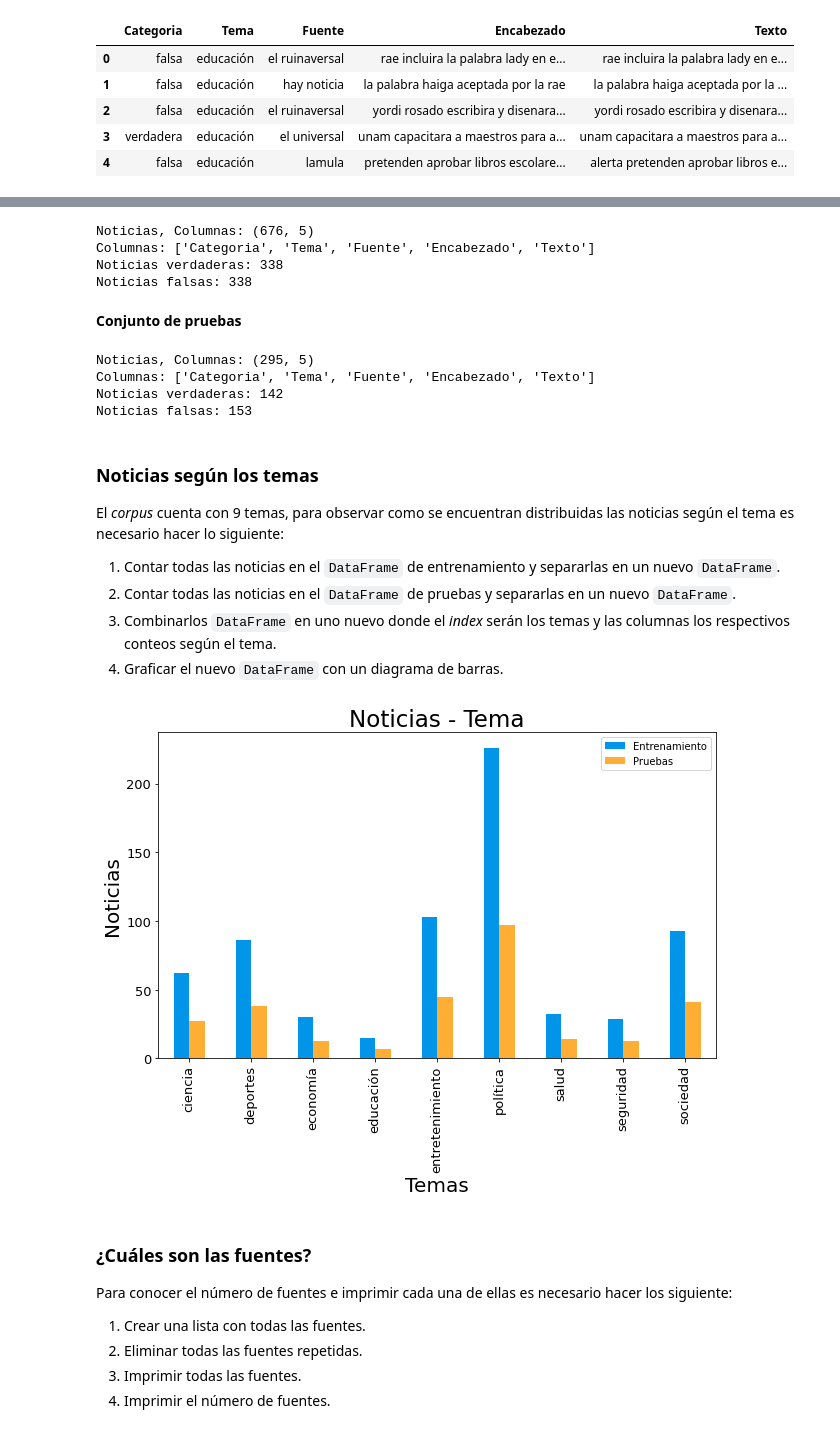
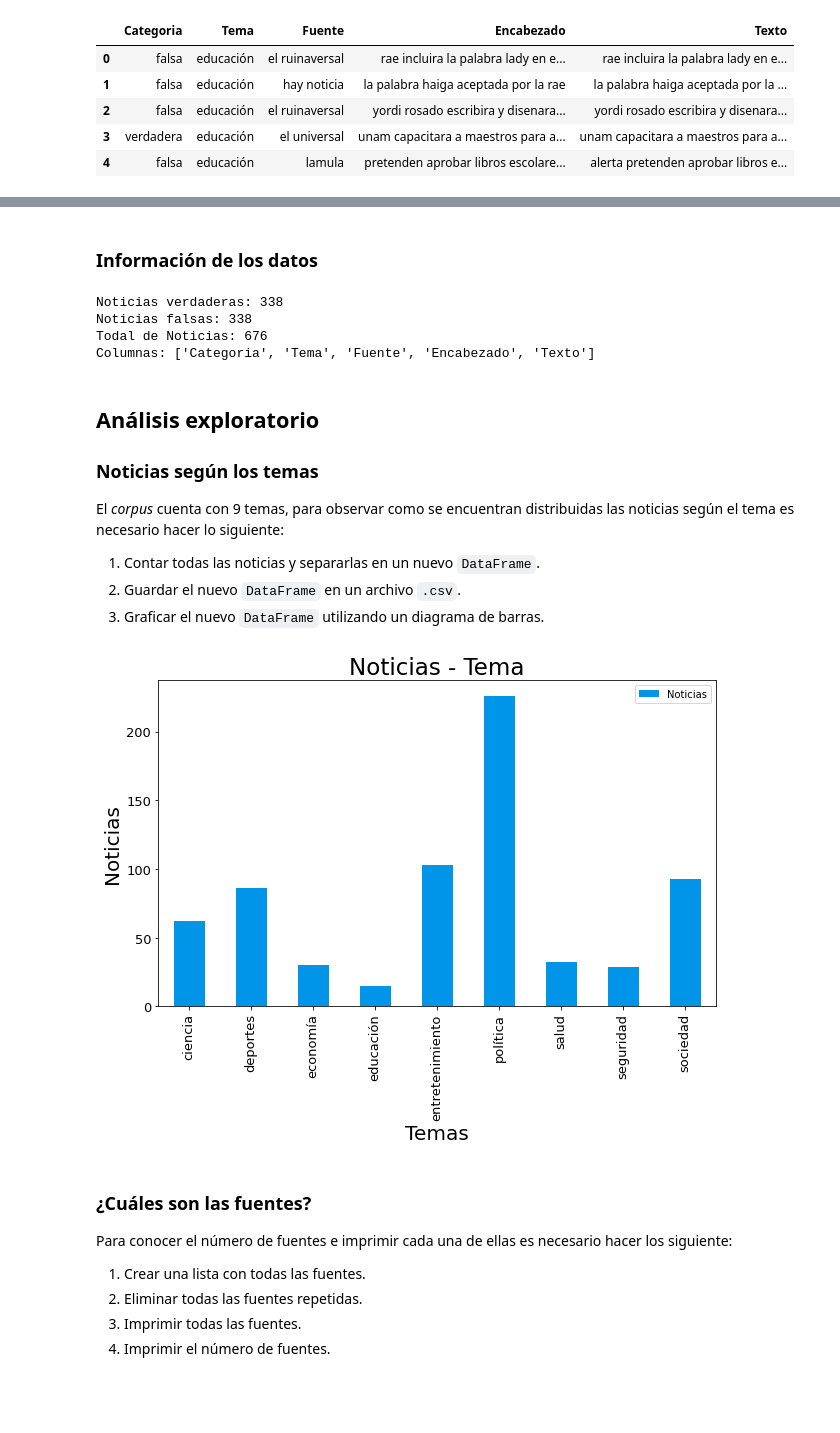
Before and after one commit to JoseLuis-AL/MachineLearning-Deteccion-de-Noticias-Falsas, a Jupyter notebook: Proyecto/3-Analisis-Exploratorio.ipynb, the cells around one changed output, grey strips where cells are left out. Drawn from its saved outputs; the diff is of its cells as text; code cells hidden in the pictures; blank space fills up the shorter version.

```diff
--- a/Proyecto/3-Analisis-Exploratorio.ipynb
+++ b/Proyecto/3-Analisis-Exploratorio.ipynb
@@ -64,5 +55,5 @@ Con el fin de analizar mejor los datos, se unirán los dos conjuntos de datos en
 # %%
-df_datos = pd.concat([df_entrenamiento, df_pruebas])
+df_datos = pd.read_csv('Datos/datos.csv')
 df_datos.head()
 # %% [output]
 |  | Categoria | Tema | Fuente | Encabezado | Texto |
@@ -76,63 +65,46 @@ df_datos.head()
+# %% [markdown]
+### Información de los datos
 # %%
-print(f'Noticias, Columnas: {df_entrenamiento.shape}')
-print(f'Columnas: {list(df_entrenamiento.columns)}')
-print('Noticias verdaderas: {}'.format(df_entrenamiento.groupby('Categoria').size()[0]))
-print('Noticias falsas: {}'    .format(df_entrenamiento.groupby('Categoria').size()[1]))
+print('Noticias verdaderas: {}'.format(df_datos.groupby('Categoria').size()[0]))
+print('Noticias falsas: {}'    .format(df_datos.groupby('Categoria').size()[1]))
+print(f'Todal de Noticias: {df_datos.shape[0]}')
+print(f'Columnas: {list(df_datos.columns)}')
 # %% [output]
-Noticias, Columnas: (676, 5)
-Columnas: ['Categoria', 'Tema', 'Fuente', 'Encabezado', 'Texto']
 Noticias verdaderas: 338
 Noticias falsas: 338
+Todal de Noticias: 676
+Columnas: ['Categoria', 'Tema', 'Fuente', 'Encabezado', 'Texto']
-# %% [markdown]
-**Conjunto de pruebas**
-# %%
-print(f'Noticias, Columnas: {df_pruebas.shape}')
-print(f'Columnas: {list(df_pruebas.columns)}')
-print('Noticias verdaderas: {}'.format(df_pruebas.groupby('Categoria').size()[0]))
-print('Noticias falsas: {}'    .format(df_pruebas.groupby('Categoria').size()[1]))
-# %% [output]
-Noticias, Columnas: (295, 5)
-Columnas: ['Categoria', 'Tema', 'Fuente', 'Encabezado', 'Texto']
-Noticias verdaderas: 142
-Noticias falsas: 153
 # %% [markdown]
+## Análisis exploratorio
+
 ### Noticias según los temas
 
 El *corpus* cuenta con 9 temas, para observar como se encuentran distribuidas las noticias según el tema es necesario hacer lo siguiente:
 
-1. Contar todas las noticias en el `DataFrame` de entrenamiento y separarlas en un nuevo `DataFrame`.
-2. Contar todas las noticias en el `DataFrame` de pruebas y separarlas en un nuevo `DataFrame`.
-3. Combinarlos `DataFrame` en uno nuevo donde el *index* serán los temas y las columnas los respectivos conteos según el tema.
-4. Graficar el nuevo `DataFrame` con un diagrama de barras.
+1. Contar todas las noticias y separarlas en un nuevo `DataFrame`.
+2. Guardar el nuevo `DataFrame` en un archivo `.csv`.
+3. Graficar el nuevo `DataFrame` utilizando un diagrama de barras.
 # %%
-# 1. Contar y separar las noticias de entrenamiento según el tema en un nuevo DataFrame.
-df_temas_entrenamiento = pd.DataFrame.from_dict(
-    dict(df_entrenamiento.groupby('Tema').size()),
+# Paso 1.
+df_datos_temas = pd.DataFrame.from_dict(
+    dict(df_datos.groupby('Tema').size()),
     orient='index',
-    columns=['Entrenamiento'])
+    columns=['Noticias'])
 
-# 2. Contar y separar las noticias de pruebas según el tema en un nuevo DataFrame.
-df_temas_pruebas = pd.DataFrame.from_dict(
-    dict(df_pruebas.groupby('Tema').size()),
-    orient='index',
-    columns=['Pruebas'])
+# Paso 2.
+df_datos_temas.to_csv('Tablas-CSV/Datos-Tabla-Noticias-Temas.csv')
 
-# 3. Obtener un `DataFrame` con el número de noticias según los temas.
-df_temas = pd.concat([df_temas_entrenamiento, df_temas_pruebas], axis=1)
-df_temas.to_csv('Tablas-CSV/Tabla-Noticias-Temas.csv')
+# Paso 3.
+color = '#0095e9'
 
-# 4. Gráfica de la distribución de las noticias según el tema.
-color_entrenamiento = '#0095e9'
-color_pruebas = '#feae34'
-
-temas_plot = df_temas.plot(kind='bar', figsize=(10, 6), fontsize=13, color=[color_entrenamiento, color_pruebas])
+temas_plot = df_datos_temas.plot(kind='bar', figsize=(10, 6), fontsize=13, color=[color])
 temas_plot.set_title('Noticias - Tema', fontsize=23)
 temas_plot.set_xlabel('Temas', fontsize=20)
 temas_plot.set_ylabel('Noticias', fontsize=20)
 
-temas_plot.figure.savefig('Plots/Figura-Noticias-Temas.png')
+temas_plot.figure.savefig('Plots/Figura-Datos-Noticias-Temas.png')
 # %% [output]
-[figure, old version]
+[figure, new version]
 # %% [markdown]
 ### ¿Cuáles son las fuentes?
 
```
Also changed, not shown: parts of 19 cells of this notebook, 48 other files.
